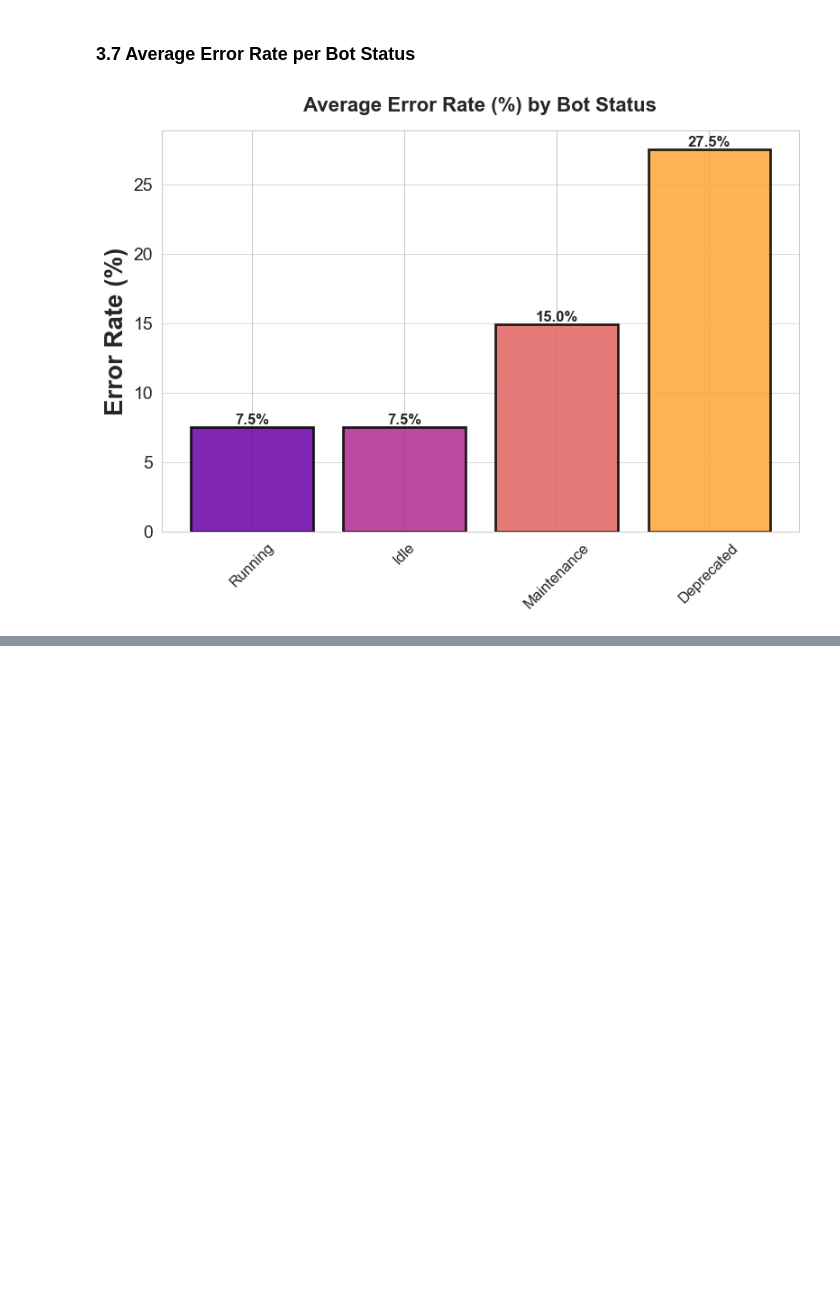
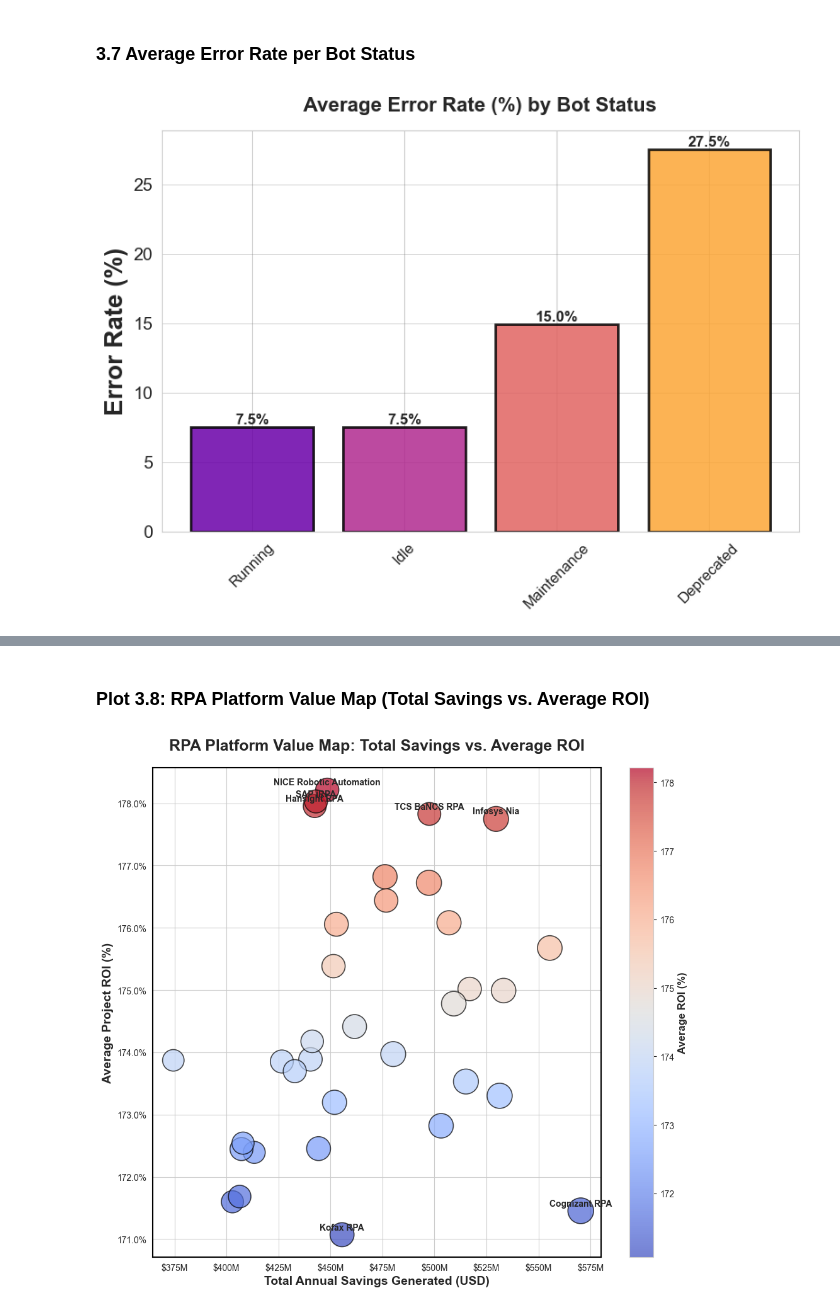
Before and after one commit to fathirrizkifadillah/Worldwide-Robotic-Process-Automation-Database-2026, a Jupyter notebook: main.ipynb, the cells around one changed output, grey strips where cells are left out. Drawn from its saved outputs; the diff is of its cells as text; code cells hidden in the pictures; blank space fills up the shorter version.

Commit message:
RPA Platform Value Map : Total Savings vs Avg ROI

```diff
--- a/main.ipynb
+++ b/main.ipynb
@@ -1233,0 +1245,67 @@ plt.show()
+# %% [markdown]
+### Plot 3.8: RPA Platform Value Map (Total Savings vs. Average ROI)
+# %%
+fig, ax = plt.subplots(figsize=(10, 9))
+
+merged_df = pd.merge(auto_projects, rpa_companies, on='company_id', how='inner')
+
+platform_stats = merged_df.groupby('rpa_platform').agg(
+    avg_roi=('roi_percent', 'mean'),
+    total_savings=('annual_savings_usd', 'sum'),
+    project_count=('project_id', 'count')
+).reset_index()
+
+scatter = ax.scatter(
+    x=platform_stats['total_savings'],
+    y=platform_stats['avg_roi'],
+    s=platform_stats['project_count'] * 0.5,
+    c=platform_stats['avg_roi'],
+    cmap='coolwarm',
+    alpha=0.7,
+    edgecolors='black',
+    linewidths=1.2
+)
+
+cbar = plt.colorbar(scatter, ax=ax)
+cbar.set_label('Average ROI (%)', fontsize=12, fontweight='bold')
+
+ax.set_title('RPA Platform Value Map: Total Savings vs. Average ROI', fontsize=18, fontweight='bold', pad=20)
+ax.set_xlabel('Total Annual Savings Generated (USD)', fontsize=14, fontweight='bold')
+ax.set_ylabel('Average Project ROI (%)', fontsize=14, fontweight='bold')
+
+ax.ticklabel_format(style='plain', axis='both')
+ax.get_xaxis().set_major_formatter(plt.FuncFormatter(lambda x, loc: f'${x/1e6:,.0f}M'))
+ax.get_yaxis().set_major_formatter(plt.FuncFormatter(lambda y, loc: f'{y:.1f}%'))
+
+top_roi_idx = platform_stats['avg_roi'].idxmax()
+top_savings_idx = platform_stats['total_savings'].idxmax()
+low_roi_idx = platform_stats['avg_roi'].idxmin()
+
+labeled_indices = {top_roi_idx, top_savings_idx, low_roi_idx}
+
+sorted_by_roi = platform_stats.sort_values(by='avg_roi', ascending=False)
+for idx in sorted_by_roi.index[:5]:
+    labeled_indices.add(idx)
+
+for idx in labeled_indices:
+    row = platform_stats.loc[idx]
+    ax.text(
+        x=row['total_savings'],
+        y=row['avg_roi'] + 0.08,
+        s=row['rpa_platform'],
+        fontsize=10,
+        fontweight='bold',
+        ha='center'
+    )
+
+for spine in ax.spines.values():
+    spine.set_edgecolor('black')
+    spine.set_linewidth(1.5)
+
+plt.tight_layout()
+
+filepath = os.path.join('img', 'RPA_Platform_Value_Map.png')
+plt.savefig(filepath, dpi=300, facecolor='white')
+plt.show()
+# %% [output]
+[figure, added]
```
Also changed, not shown: parts of 1 cell of this notebook, 1 other file.
